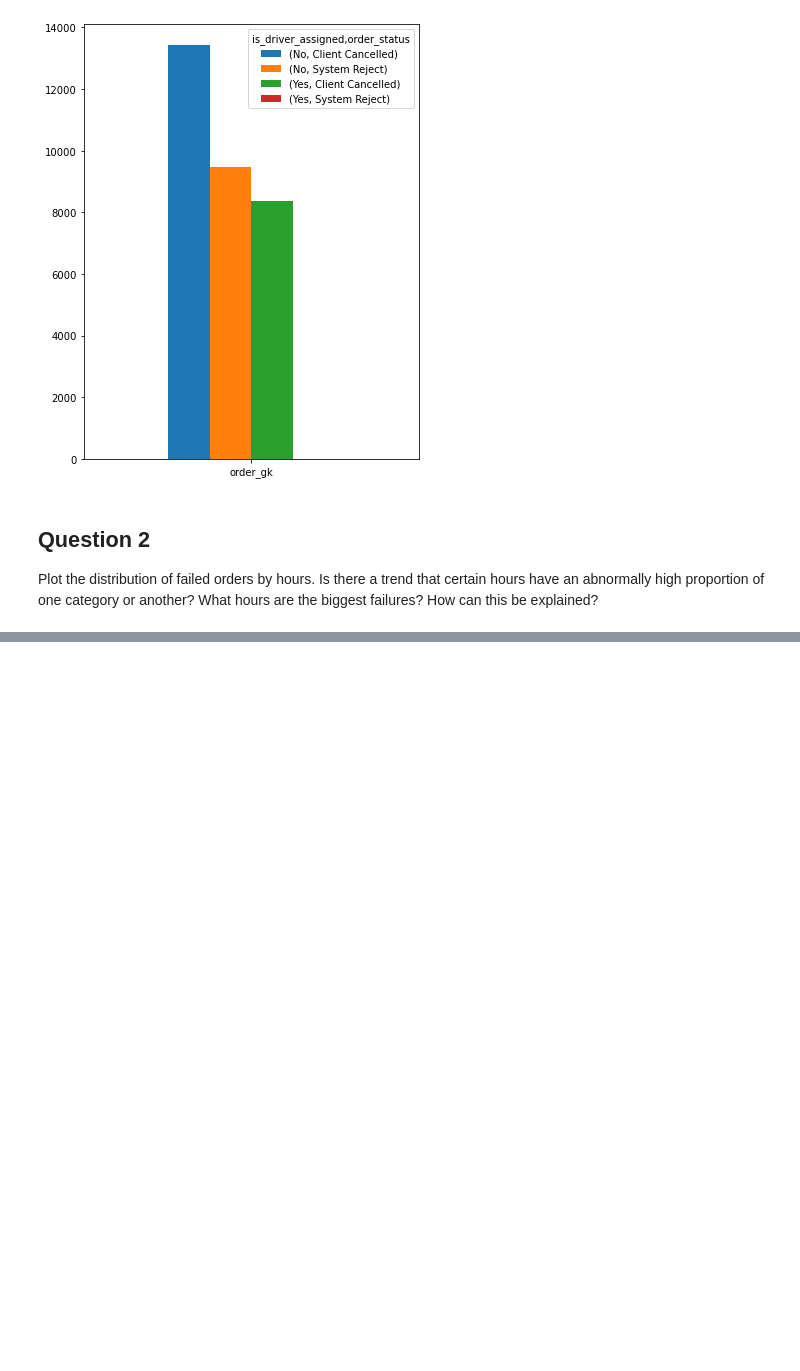
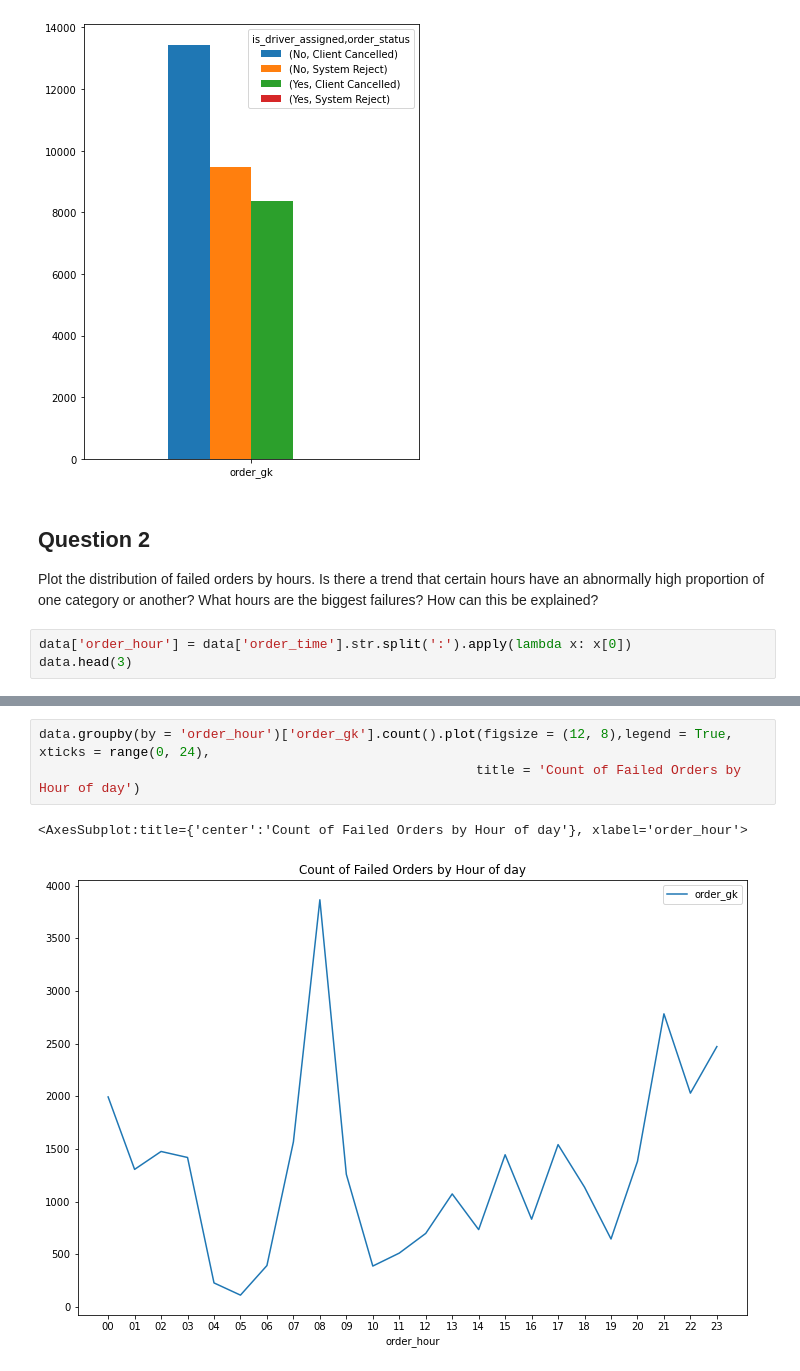
Before and after one commit to tugceturkkal/Data-Projects, a Jupyter notebook: Insights from Failed Orders.ipynb, the cells around one changed output, grey strips where cells are left out. Drawn from its saved outputs; the diff is of its cells as text; blank space fills up the shorter version.

Commit message:
Insights from Failed Orders

```diff
--- a/Insights from Failed Orders.ipynb
+++ b/Insights from Failed Orders.ipynb
@@ -122,3 +122,6 @@ data_question_1.plot(kind = 'bar', subplots = False, figsize = (6,8), legend = T
 # %% [markdown]
 ## Question 2
 Plot the distribution of failed orders by hours. Is there a trend that certain hours have an abnormally high proportion of one category or another? What hours are the biggest failures? How can this be explained?
+# %%
+data['order_hour'] = data['order_time'].str.split(':').apply(lambda x: x[0])
+data.head(3)
@@ -124,0 +133,6 @@ Plot the distribution of failed orders by hours. Is there a trend that certain h
+# %%
+data.groupby(by = 'order_hour')['order_gk'].count().plot(figsize = (12, 8),legend = True, xticks = range(0, 24),
+                                                        title = 'Count of Failed Orders by Hour of day')
+# %% [output]
+<AxesSubplot:title={'center':'Count of Failed Orders by Hour of day'}, xlabel='order_hour'>
+[figure, added]
```
Also changed, not shown: parts of 3 cells of this notebook.
